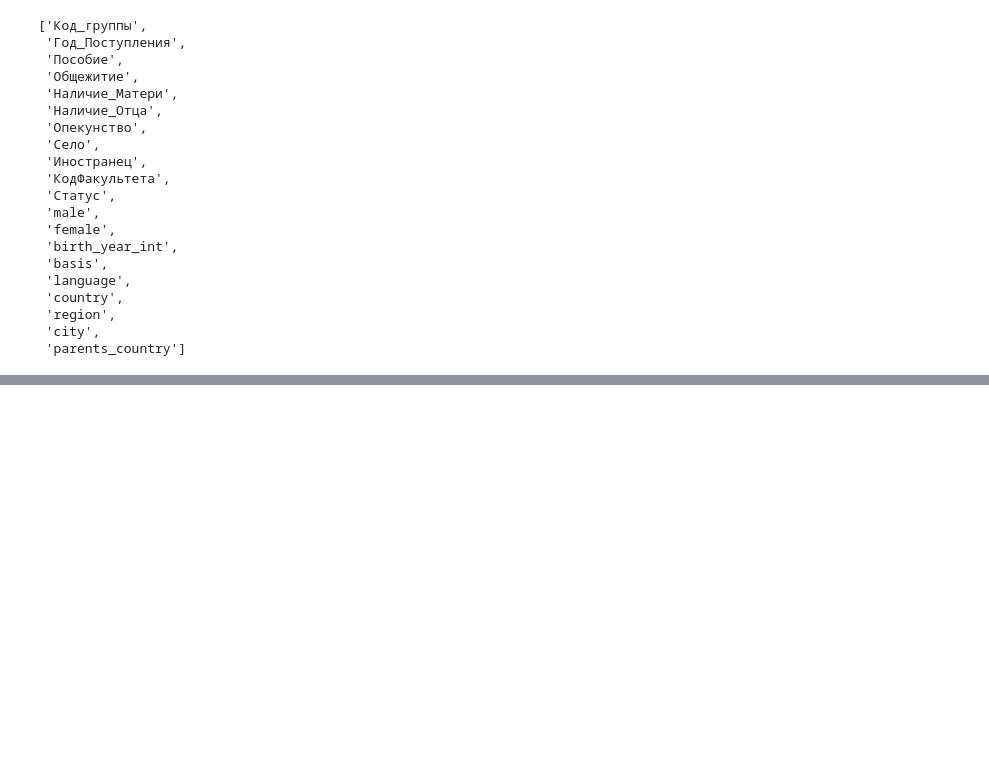
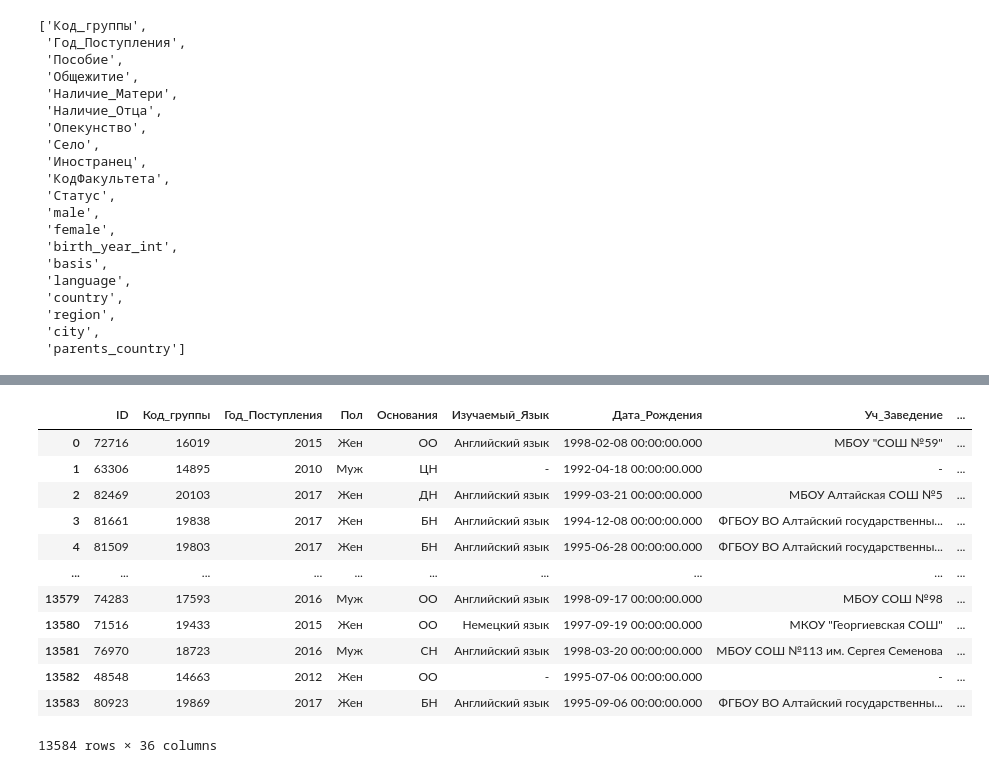
Before and after one commit to RomanZorkin/digital_match_altay, a Jupyter notebook: notebooks/test.ipynb, the cells around one changed output, grey strips where cells are left out. Drawn from its saved outputs; the diff is of its cells as text; code cells hidden in the pictures; blank space fills up the shorter version.

```diff
--- a/notebooks/test.ipynb
+++ b/notebooks/test.ipynb
@@ -635,0 +633,19 @@ True
+# %%
+for name, code in columns_to_code.items():
+    clean_frame[columns_to_code[name]] = clean_frame[name].apply(get_code, args=(code_dict(name),))
+
+clean_frame
+# %% [output]
+|  | ID | Код_группы | Год_Поступления | Пол | Основания | Изучаемый_Язык | Дата_Рождения | Уч_Заведение | ... |
+| 0 | 72716 | 16019 | 2015 | Жен | ОО | Английский язык | 1998-02-08 00:00:00.000 | МБОУ "СОШ №59" | ... |
+| 1 | 63306 | 14895 | 2010 | Муж | ЦН | - | 1992-04-18 00:00:00.000 | - | ... |
+| 2 | 82469 | 20103 | 2017 | Жен | ДН | Английский язык | 1999-03-21 00:00:00.000 | МБОУ Алтайская СОШ №5 | ... |
+| 3 | 81661 | 19838 | 2017 | Жен | БН | Английский язык | 1994-12-08 00:00:00.000 | ФГБОУ ВО Алтайский государственны... | ... |
+| 4 | 81509 | 19803 | 2017 | Жен | БН | Английский язык | 1995-06-28 00:00:00.000 | ФГБОУ ВО Алтайский государственны... | ... |
+| ... | ... | ... | ... | ... | ... | ... | ... | ... | ... |
+| 13579 | 74283 | 17593 | 2016 | Муж | ОО | Английский язык | 1998-09-17 00:00:00.000 | МБОУ СОШ №98 | ... |
+| 13580 | 71516 | 19433 | 2015 | Жен | ОО | Немецкий язык | 1997-09-19 00:00:00.000 | МКОУ "Георгиевская СОШ" | ... |
+| 13581 | 76970 | 18723 | 2016 | Муж | СН | Английский язык | 1998-03-20 00:00:00.000 | МБОУ СОШ №113 им. Сергея Семенова | ... |
+| 13582 | 48548 | 14663 | 2012 | Жен | ОО | - | 1995-07-06 00:00:00.000 | - | ... |
+| 13583 | 80923 | 19869 | 2017 | Жен | БН | Английский язык | 1995-09-06 00:00:00.000 | ФГБОУ ВО Алтайский государственны... | ... |
+13584 rows × 36 columns
```
Also changed, not shown: parts of 2 cells of this notebook, 1 other file.
